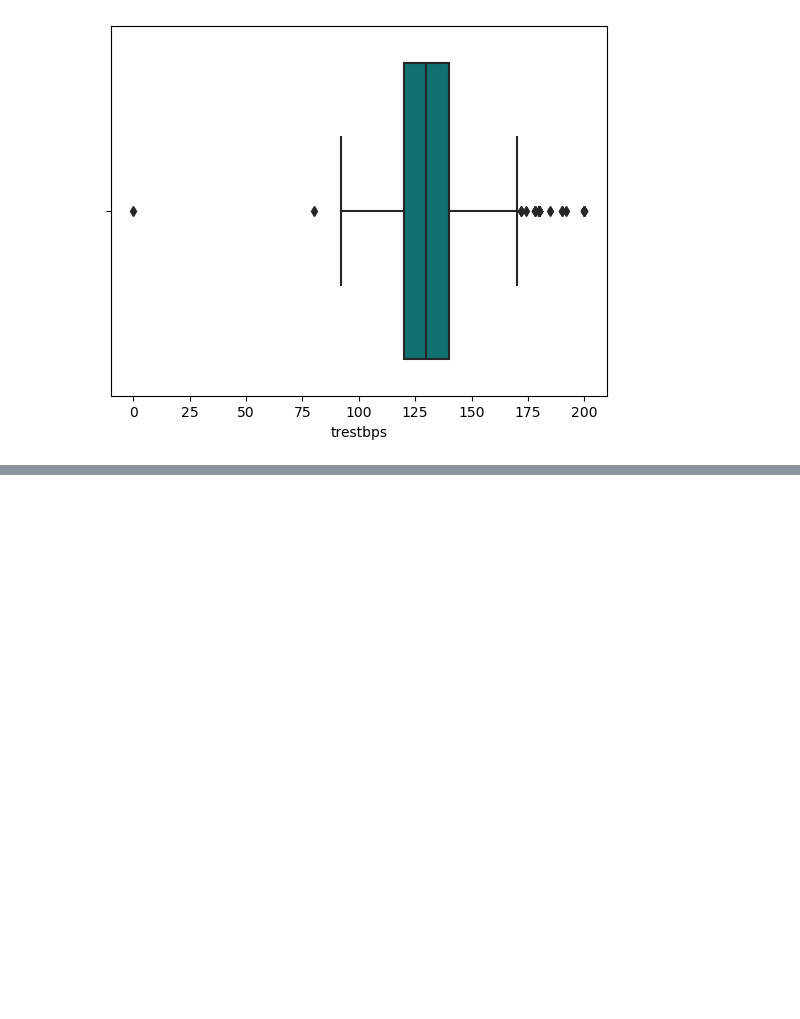
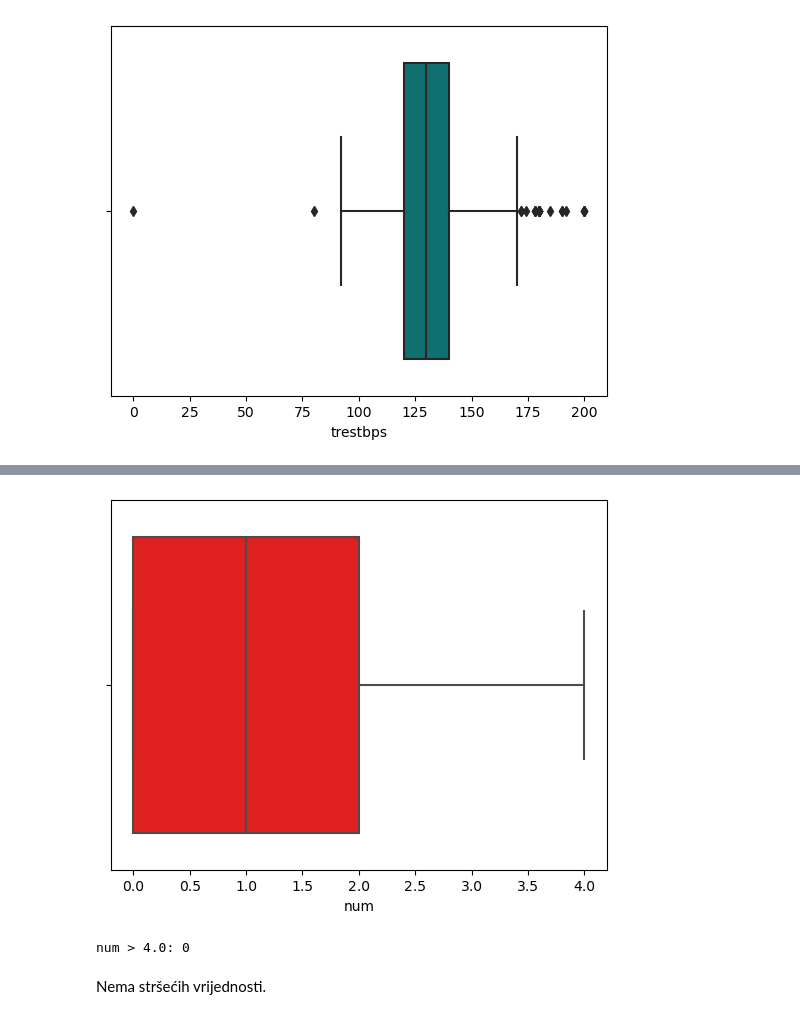
Before and after one commit to lucijaprodan/UZOP-project, a Jupyter notebook: ML_hf_analysis.ipynb, the cells around one changed output, grey strips where cells are left out. Saved outputs shown, nothing was run; the diff lists cells and outputs as text; code cells hidden in the pictures; blank space fills up the shorter version.

```diff
--- a/ML_hf_analysis.ipynb
+++ b/ML_hf_analysis.ipynb
@@ -503,0 +585,11 @@ plt.show()
+# %%
+sns.boxplot(x = df2['num'], color = 'red')
+plt.show()
+# %% [output]
+[figure, added]
+# %%
+print(f'num > 4.0: {(df2.num > 4.0).sum()}')
+# %% [output]
+num > 4.0: 0
+# %% [markdown]
+Nema stršećih vrijednosti.
```
Also changed, not shown: parts of 12 cells of this notebook.
